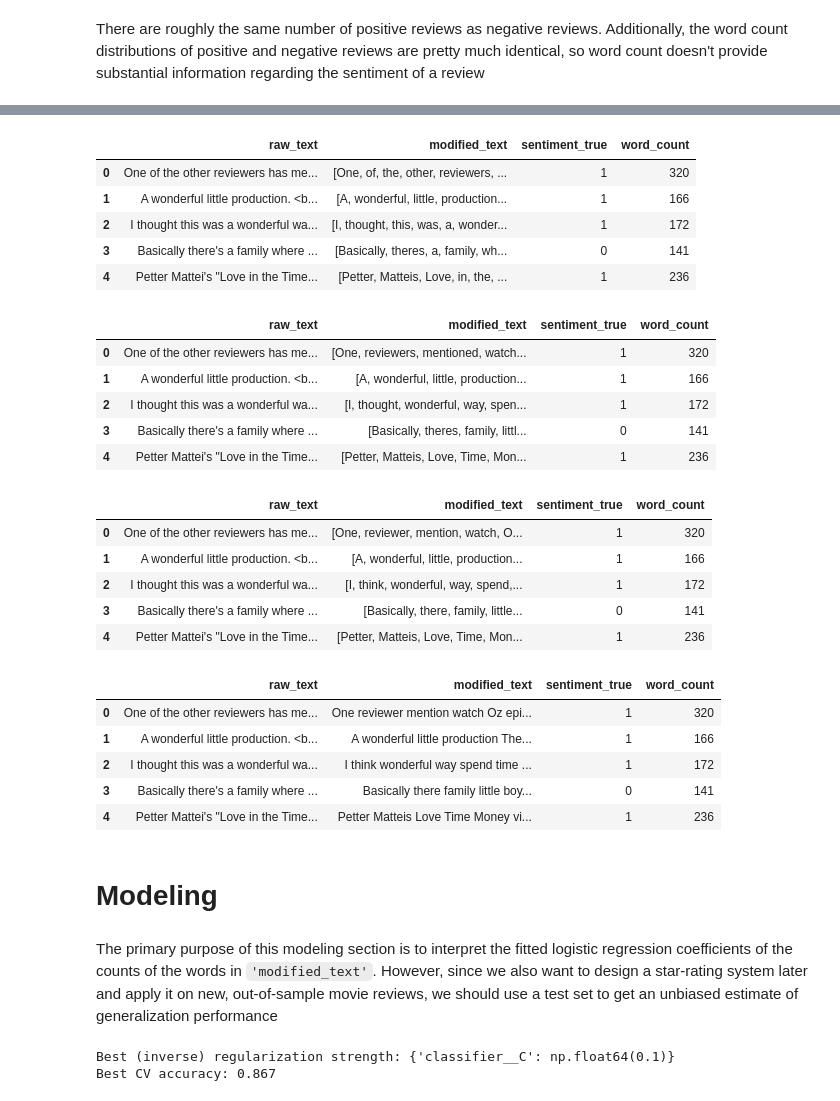
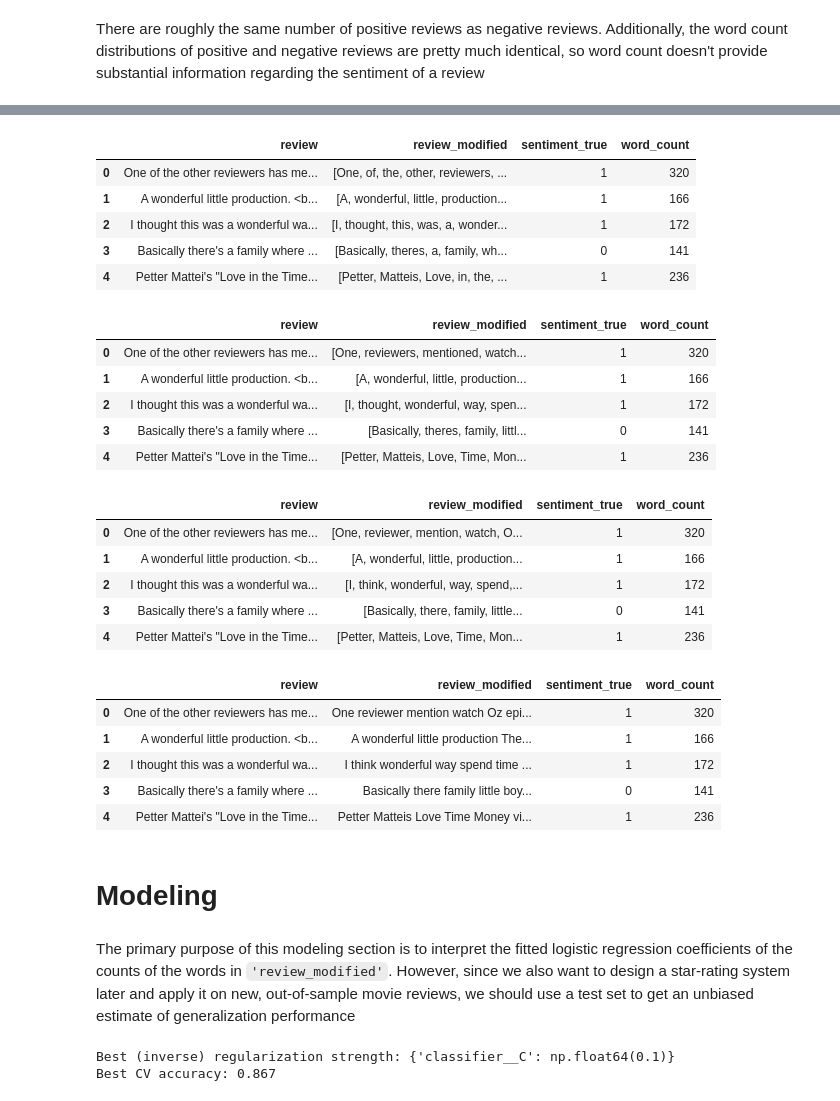
Before and after one commit to efei01/NSDC_F23_movie_reviews_project, a Jupyter notebook: Movie_Review_Sentiment_Analysis_V2.ipynb, the cells around one changed output, grey strips where cells are left out. Cells and saved outputs as stored; diff of their text form; code cells hidden in the pictures.

```diff
--- a/Movie_Review_Sentiment_Analysis_V2.ipynb
+++ b/Movie_Review_Sentiment_Analysis_V2.ipynb
@@ -71,9 +71,6 @@ print("Number of negative reviews:", df_review[df_review['sentiment_true'] == 0]
 # Create a new column 'word_count' that counts the number of words in a review
 df_review['word_count'] = df_review['review'].map(lambda r: len(re.findall(r'\b\w+\b', r)))
 
-# Rename the 'review' column name to 'raw_text' to avoid confusion later
-df_review.rename(columns = {'review' : 'raw_text'}, inplace=True)
-
 # Exclude characters other than A-Z and a-z on the ASCII table
 non_english_characters = ["<br />"] + [chr(i) for i in range(0, 32)] + [chr(i) for i in range(33, 65)] + [chr(i) for i in range(91, 97)] + [chr(i) for i in range(123, 256)]
 
@@ -81,7 +78,7 @@ non_english_characters = ["<br />"] + [chr(i) for i in range(0, 32)] + [chr(i) f
 pattern = '|'.join(map(re.escape, non_english_characters))
 
 # Apply the replacement to the entire column in one go
-df_review['modified_text'] = df_review['raw_text'].replace(pattern, '', regex=True)
+df_review['review_modified'] = df_review['review'].replace(pattern, '', regex=True)
 
 df_review.head()
 # %% [output]
@@ -110,7 +107,7 @@ plt.show()
 There are roughly the same number of positive reviews as negative reviews. Additionally, the word count distributions of positive and negative reviews are pretty much identical, so word count doesn't provide substantial information regarding the sentiment of a review
 # %%
 # Remove punctuation
-df_review['modified_text'] = df_review['modified_text'].map(lambda r: "".join([c for c in r if c not in string.punctuation]))
-df_review = df_review[['raw_text', 'modified_text', 'sentiment_true', 'word_count']] # reorder columns. No need to keep 'sentiment'
+df_review['review_modified'] = df_review['review_modified'].map(lambda r: "".join([c for c in r if c not in string.punctuation]))
+df_review = df_review[['review', 'review_modified', 'sentiment_true', 'word_count']] # reorder columns. No need to keep 'sentiment'
 df_review.head()
 # %% [output]
@@ -122,10 +119,10 @@ df_review.head()
 | 4 | Petter Mattei's "Love in the Time... | Petter Matteis Love in the Time o... | 1 | 236 |
 # %%
 # Tokenize text into words
-df_review['modified_text'] = df_review['modified_text'].map(lambda m: re.split('\\W+', m)) # note to self: \W means non-english-characters, e.g. an empty space, a tab, etc.
+df_review['review_modified'] = df_review['review_modified'].map(lambda r: re.split('\\W+', r)) # note to self: \W means non-english-characters, e.g. an empty space, a tab, etc.
 df_review.head()
 # %% [output]
-|  | raw_text | modified_text | sentiment_true | word_count |
+|  | review | review_modified | sentiment_true | word_count |
 | 0 | One of the other reviewers has me... | [One, of, the, other, reviewers, ... | 1 | 320 |
 | 1 | A wonderful little production. <b... | [A, wonderful, little, production... | 1 | 166 |
 | 2 | I thought this was a wonderful wa... | [I, thought, this, was, a, wonder... | 1 | 172 |
@@ -135,10 +132,10 @@ df_review.head()
 # Exclude stop words. Stop words are commonly used words like "a", "an", "and", etc. that are insignificant for our analysis
 stopwords = nltk.corpus.stopwords.words('english')
 
-df_review['modified_text'] = df_review['modified_text'].map(lambda m: [w for w in m if w not in stopwords])
+df_review['review_modified'] = df_review['review_modified'].map(lambda r: [w for w in r if w not in stopwords])
 df_review.head()
 # %% [output]
-|  | raw_text | modified_text | sentiment_true | word_count |
+|  | review | review_modified | sentiment_true | word_count |
 | 0 | One of the other reviewers has me... | [One, reviewers, mentioned, watch... | 1 | 320 |
 | 1 | A wonderful little production. <b... | [A, wonderful, little, production... | 1 | 166 |
 | 2 | I thought this was a wonderful wa... | [I, thought, wonderful, way, spen... | 1 | 172 |
@@ -164,20 +161,20 @@ def lemmatizer(wordlist: list[str]):
     lemm_text = [wordnet_lemmatizer.lemmatize(word, pos='r') for word in lemm_text] # pos='r' lemmatizes adverbs
     return lemm_text
 
-df_review['modified_text'] = df_review['modified_text'].apply(lemmatizer)
+df_review['review_modified'] = df_review['review_modified'].apply(lemmatizer)
 df_review.head()
 # %% [output]
-|  | raw_text | modified_text | sentiment_true | word_count |
+|  | review | review_modified | sentiment_true | word_count |
 | 0 | One of the other reviewers has me... | [One, reviewer, mention, watch, O... | 1 | 320 |
 | 1 | A wonderful little production. <b... | [A, wonderful, little, production... | 1 | 166 |
 | 2 | I thought this was a wonderful wa... | [I, think, wonderful, way, spend,... | 1 | 172 |
 | 3 | Basically there's a family where ... | [Basically, there, family, little... | 0 | 141 |
 | 4 | Petter Mattei's "Love in the Time... | [Petter, Matteis, Love, Time, Mon... | 1 | 236 |
 # %%
-df_review['modified_text'] = df_review['modified_text'].map(lambda m: " ".join(m))
+df_review['review_modified'] = df_review['review_modified'].map(lambda r: " ".join(r))
 df_review.head()
 # %% [output]
-|  | raw_text | modified_text | sentiment_true | word_count |
+|  | review | review_modified | sentiment_true | word_count |
 | 0 | One of the other reviewers has me... | One reviewer mention watch Oz epi... | 1 | 320 |
 | 1 | A wonderful little production. <b... | A wonderful little production The... | 1 | 166 |
 | 2 | I thought this was a wonderful wa... | I think wonderful way spend time ... | 1 | 172 |
@@ -186,6 +183,6 @@ df_review.head()
 # %% [markdown]
 # Modeling
 # %% [markdown]
-The primary purpose of this modeling section is to interpret the fitted logistic regression coefficients of the counts of the words in `'modified_text'`. However, since we also want to design a star-rating system later and apply it on new, out-of-sample movie reviews, we should use a test set to get an unbiased estimate of generalization performance
+The primary purpose of this modeling section is to interpret the fitted logistic regression coefficients of the counts of the words in `'review_modified'`. However, since we also want to design a star-rating system later and apply it on new, out-of-sample movie reviews, we should use a test set to get an unbiased estimate of generalization performance
 # %%
 train, test = train_test_split(df_review, test_size=0.2, random_state=42)
```
Also changed, not shown: parts of 25 cells of this notebook.
